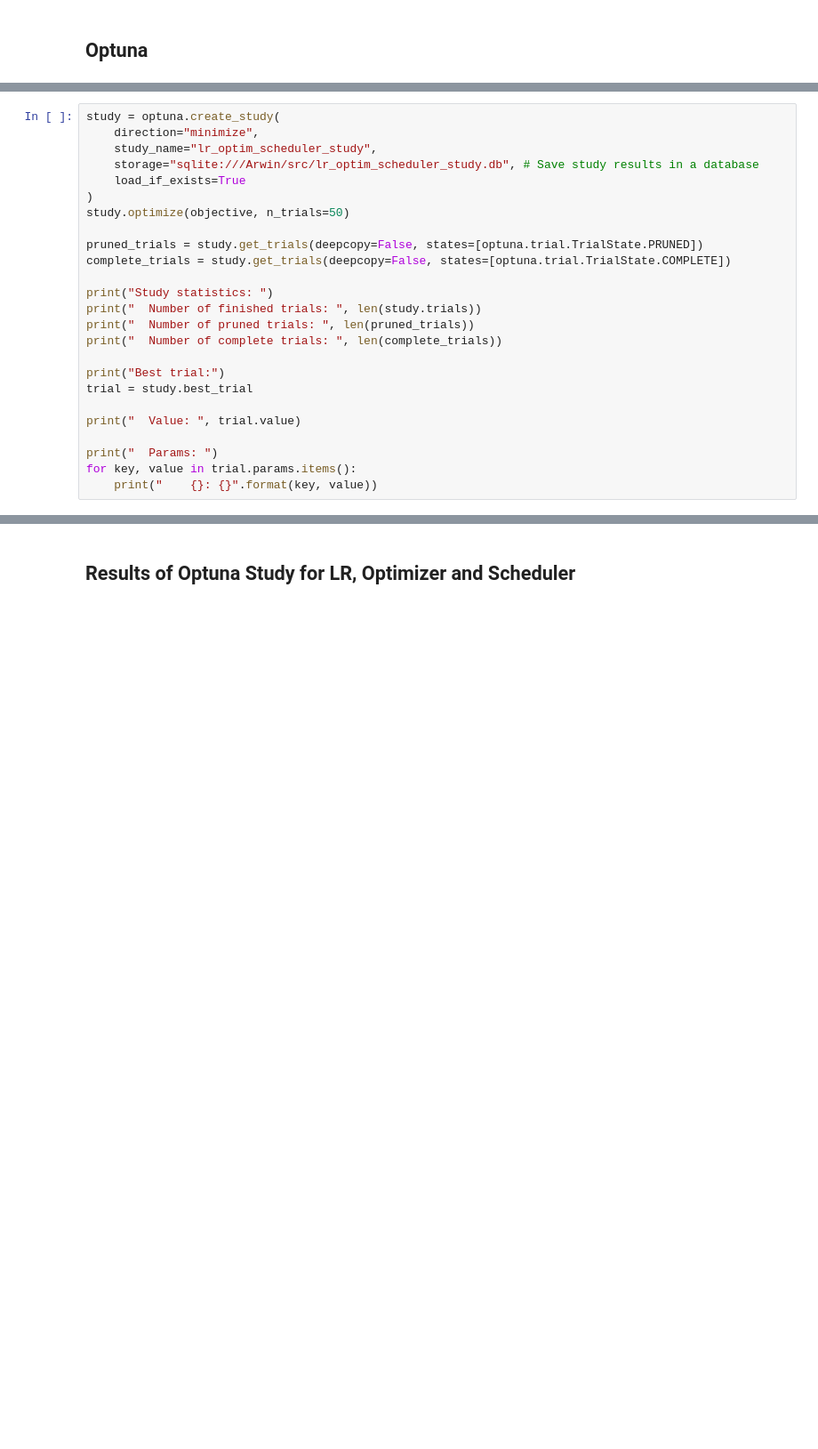
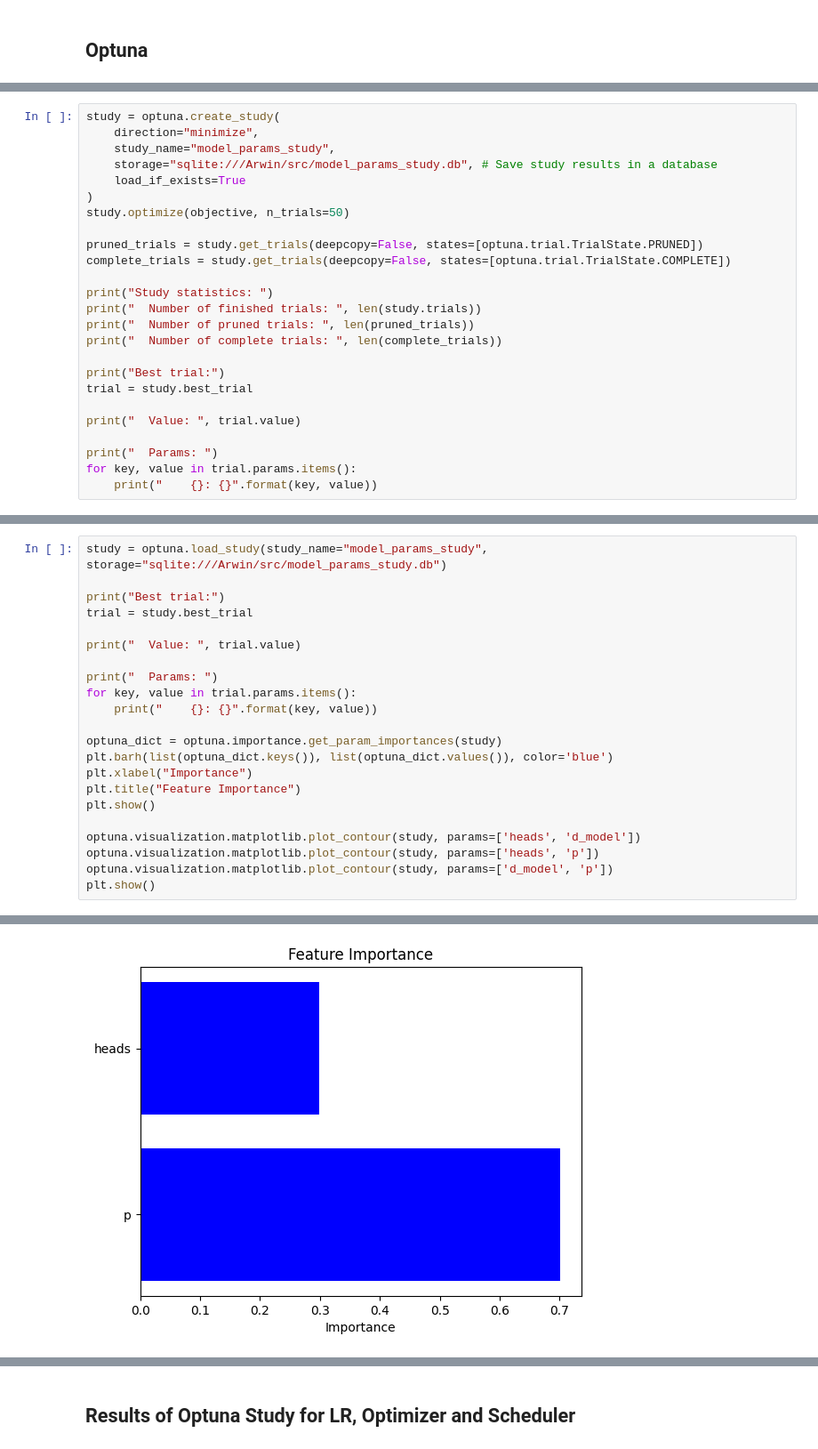
Before and after one commit to Arwin1906/Lab_-Zero_Shot, a Jupyter notebook: Arwin/src/inference_model.ipynb, the cells around one changed output, grey strips where cells are left out. Shown at 89% size. Drawn from its saved outputs; the diff is of its cells as text; blank space fills up the shorter version.

Commit message:
added second optuna study

```diff
--- a/Arwin/src/inference_model.ipynb
+++ b/Arwin/src/inference_model.ipynb
@@ -135,8 +133,8 @@ def objective(trial):
 # %%
 study = optuna.create_study(
     direction="minimize",
-    study_name="lr_optim_scheduler_study",
-    storage="sqlite:///Arwin/src/lr_optim_scheduler_study.db", # Save study results in a database
+    study_name="model_params_study",
+    storage="sqlite:///Arwin/src/model_params_study.db", # Save study results in a database
     load_if_exists=True
 )
 study.optimize(objective, n_trials=50)
@@ -188,0 +188,23 @@ Best trial:
+# %%
+study = optuna.load_study(study_name="model_params_study", storage="sqlite:///Arwin/src/model_params_study.db")
+
+print("Best trial:")
+trial = study.best_trial
+
+print("  Value: ", trial.value)
+
+print("  Params: ")
+for key, value in trial.params.items():
+    print("    {}: {}".format(key, value))
+
+optuna_dict = optuna.importance.get_param_importances(study)
+plt.barh(list(optuna_dict.keys()), list(optuna_dict.values()), color='blue')
+plt.xlabel("Importance")
+plt.title("Feature Importance")
+plt.show()
+
+optuna.visualization.matplotlib.plot_contour(study, params=['heads', 'd_model'])
+optuna.visualization.matplotlib.plot_contour(study, params=['heads', 'p'])
+optuna.visualization.matplotlib.plot_contour(study, params=['d_model', 'p'])
+plt.show()
+# %% [output]
@@ -188,0 +217 @@ Best trial:
+[figure, added]
```
Also changed, not shown: parts of 8 cells of this notebook, 7 other files.
